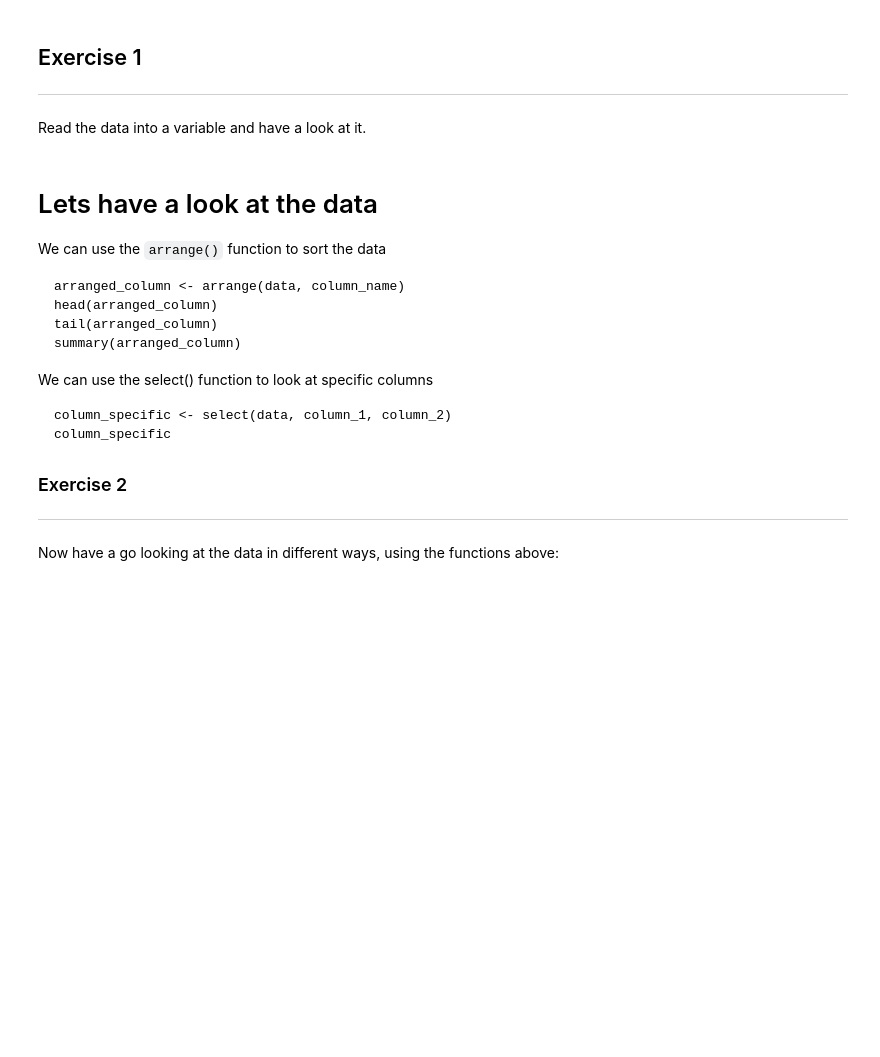
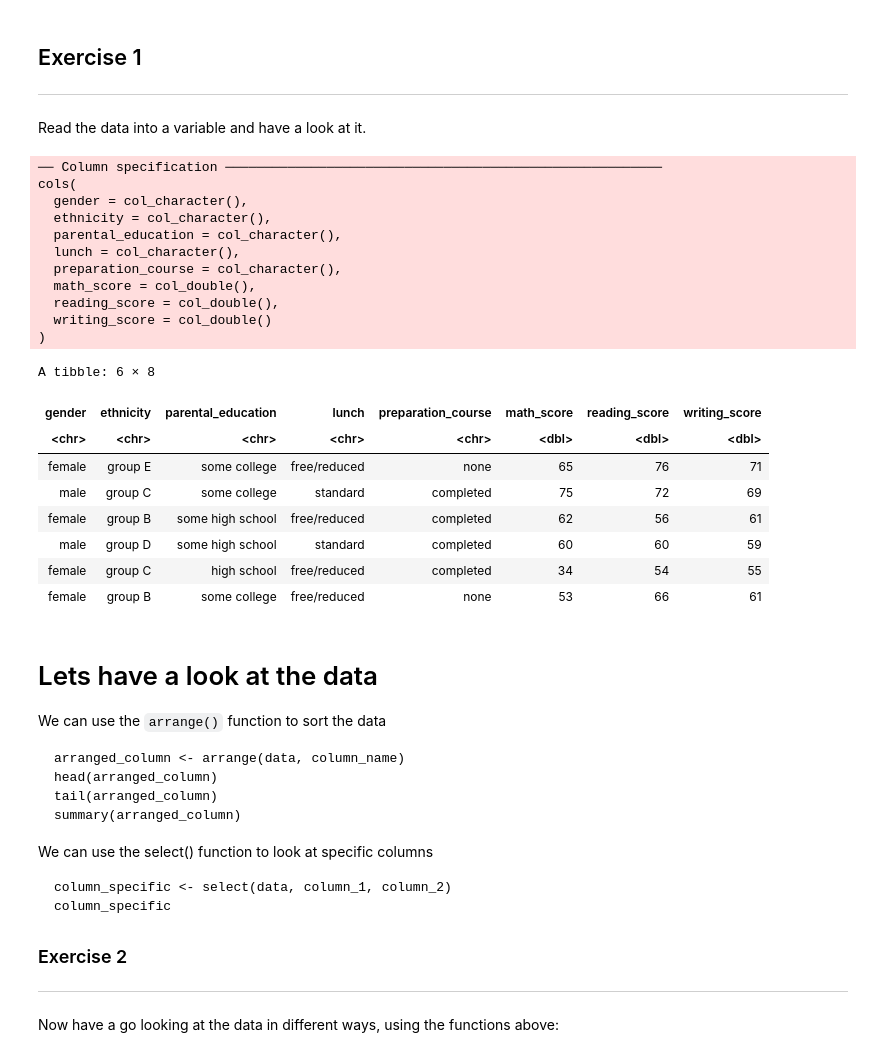
Before and after one commit to duntik/programming-for-data, a Jupyter notebook: Session 5/Sprint 1/R_Student_performance.ipynb, the cells around one changed output. Cells and saved outputs as stored; diff of their text form; code cells hidden in the pictures; blank space fills up the shorter version.

```diff
--- a/Session 5/Sprint 1/R_Student_performance.ipynb
+++ b/Session 5/Sprint 1/R_Student_performance.ipynb
@@ -81,6 +81,30 @@ url = "https://raw.githubusercontent.com/lilaceri/Working-with-data-/main/exams.
 ---
 
 Read the data into a variable and have a look at it.
+# %%
+df <- read_csv("https://raw.githubusercontent.com/lilaceri/Working-with-data-/main/exams.csv")
+head(df)
+# %% [output]
+── Column specification ────────────────────────────────────────────────────────
+cols(
+  gender = col_character(),
+  ethnicity = col_character(),
+  parental_education = col_character(),
+  lunch = col_character(),
+  preparation_course = col_character(),
+  math_score = col_double(),
+  reading_score = col_double(),
+  writing_score = col_double()
+)
+A tibble: 6 × 8
+| gender | ethnicity | parental_education | lunch | preparation_course | math_score | reading_score | writing_score |
+| <chr> | <chr> | <chr> | <chr> | <chr> | <dbl> | <dbl> | <dbl> |
+| female | group E | some college | free/reduced | none | 65 | 76 | 71 |
+| male | group C | some college | standard | completed | 75 | 72 | 69 |
+| female | group B | some high school | free/reduced | completed | 62 | 56 | 61 |
+| male | group D | some high school | standard | completed | 60 | 60 | 59 |
+| female | group C | high school | free/reduced | completed | 34 | 54 | 55 |
+| female | group B | some college | free/reduced | none | 53 | 66 | 61 |
 # %% [markdown]
 # Lets have a look at the data ###
 
```
Also changed, not shown: parts of 1 cell of this notebook.
